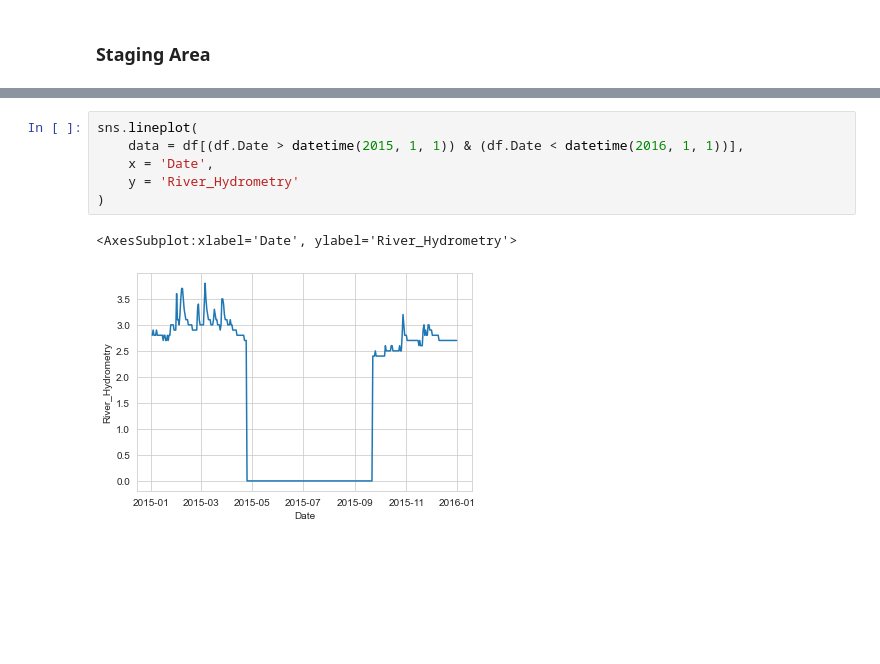
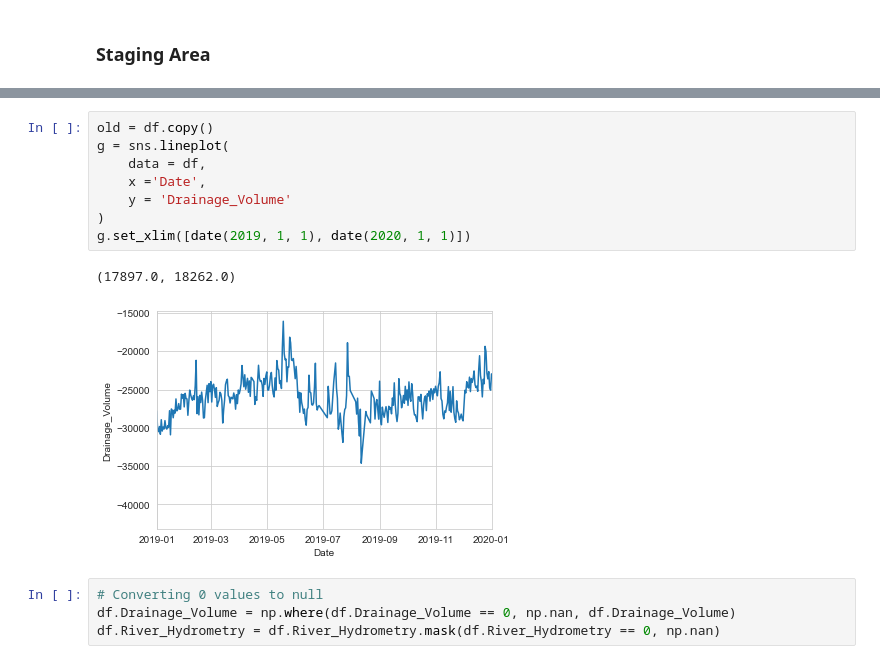
Before and after one commit to AshlanH/water_analytics, a Jupyter notebook: Aquifer_Petrignano_test_stage.ipynb, the cells around one changed output, grey strips where cells are left out. Cells and saved outputs as stored; diff of their text form; blank space fills up the shorter version.

Commit message:
second checkpoint - data reprocessing

```diff
--- a/Aquifer_Petrignano_test_stage.ipynb
+++ b/Aquifer_Petrignano_test_stage.ipynb
@@ -76,9 +53,15 @@ sns.lineplot(
-# %%
-sns.lineplot(
-    data = df[(df.Date > datetime(2015, 1, 1)) & (df.Date < datetime(2016, 1, 1))],
-    x = 'Date',
-    y = 'River_Hydrometry'
-)
-# %% [output]
-<AxesSubplot:xlabel='Date', ylabel='River_Hydrometry'>
-[figure, removed]
+# %%
+old = df.copy()
+g = sns.lineplot(
+    data = df,
+    x ='Date',
+    y = 'Drainage_Volume'
+)
+g.set_xlim([date(2019, 1, 1), date(2020, 1, 1)])
+# %% [output]
+(17897.0, 18262.0)
+[figure, added]
+# %%
+# Converting 0 values to null
+df.Drainage_Volume = np.where(df.Drainage_Volume == 0, np.nan, df.Drainage_Volume)
+df.River_Hydrometry = df.River_Hydrometry.mask(df.River_Hydrometry == 0, np.nan)
```
Also changed, not shown: parts of 9 cells of this notebook.
